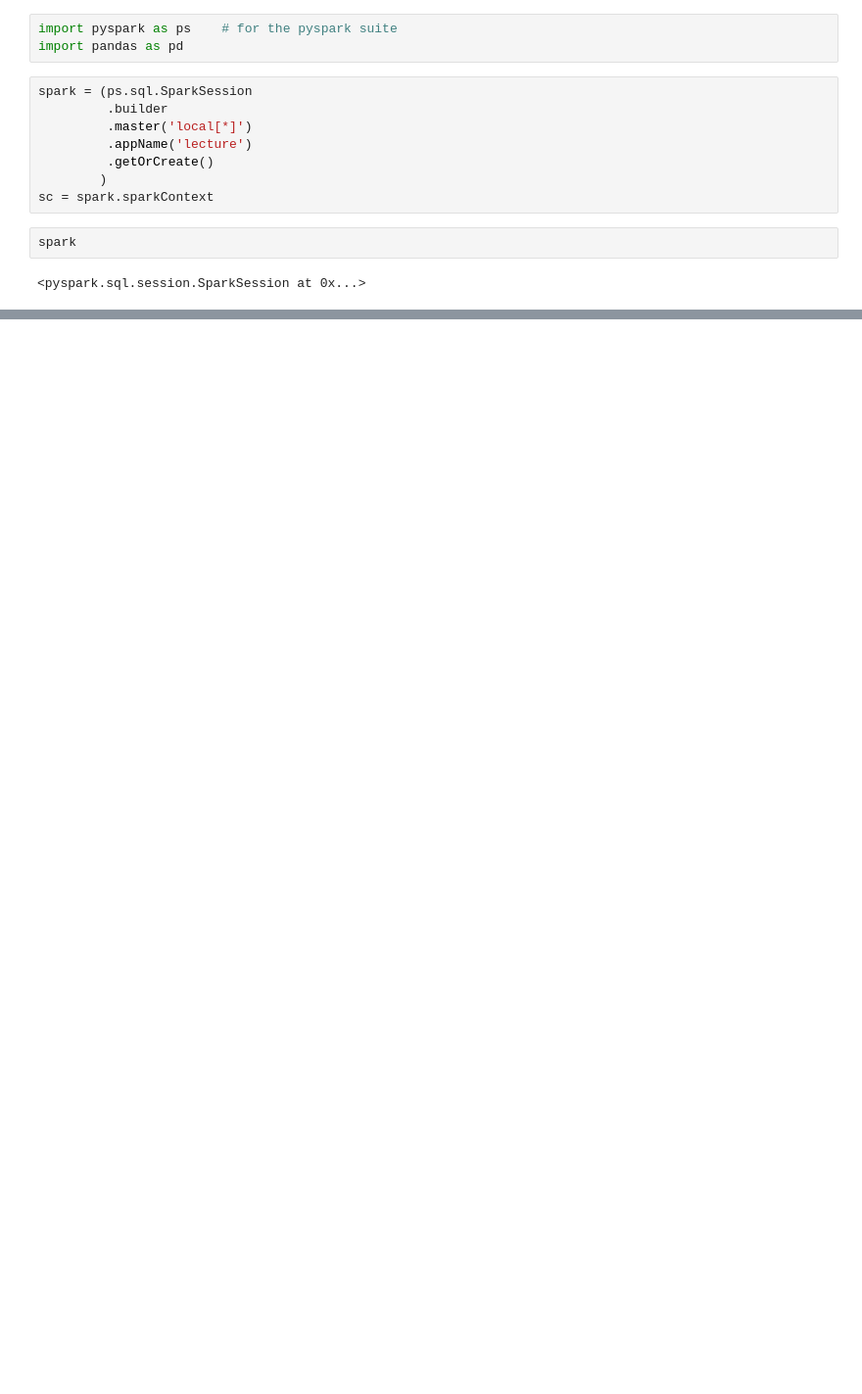
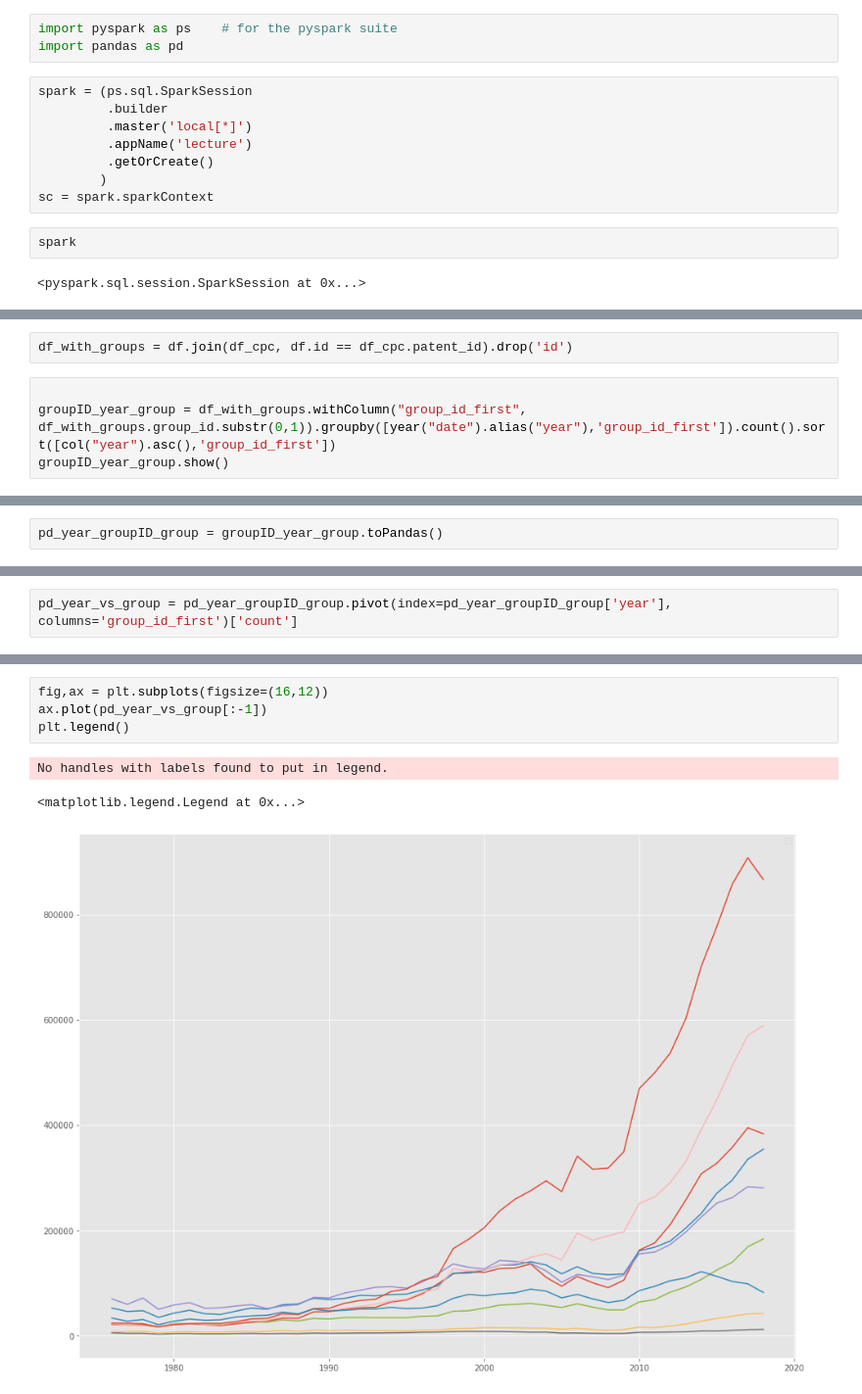
Before and after one commit to LawrenceGlenn/Exploration_of_Patent_Data, a Jupyter notebook: Topic_Analysis_by_year.ipynb, the cells around one changed output, grey strips where cells are left out. Shown at 98% size. Cells and saved outputs as stored; diff of their text form; blank space fills up the shorter version.

```diff
--- a/Topic_Analysis_by_year.ipynb
+++ b/Topic_Analysis_by_year.ipynb
@@ -29,0 +132,6 @@ df.printSchema()
+# %%
+df_with_groups = df.join(df_cpc, df.id == df_cpc.patent_id).drop('id')
+# %%
+
+groupID_year_group = df_with_groups.withColumn("group_id_first", df_with_groups.group_id.substr(0,1)).groupby([year("date").alias("year"),'group_id_first']).count().sort([col("year").asc(),'group_id_first'])
+groupID_year_group.show()
@@ -29,0 +156,2 @@ df.printSchema()
+# %%
+pd_year_groupID_group = groupID_year_group.toPandas()
@@ -29,0 +228,2 @@ df.printSchema()
+# %%
+pd_year_vs_group = pd_year_groupID_group.pivot(index=pd_year_groupID_group['year'], columns='group_id_first')['count']
@@ -29,0 +251,8 @@ df.printSchema()
+# %%
+fig,ax = plt.subplots(figsize=(16,12))
+ax.plot(pd_year_vs_group[:-1])
+plt.legend()
+# %% [output]
+No handles with labels found to put in legend.
+<matplotlib.legend.Legend at 0x...>
+[figure, added]
```
Also changed, not shown: parts of 19 cells of this notebook.
